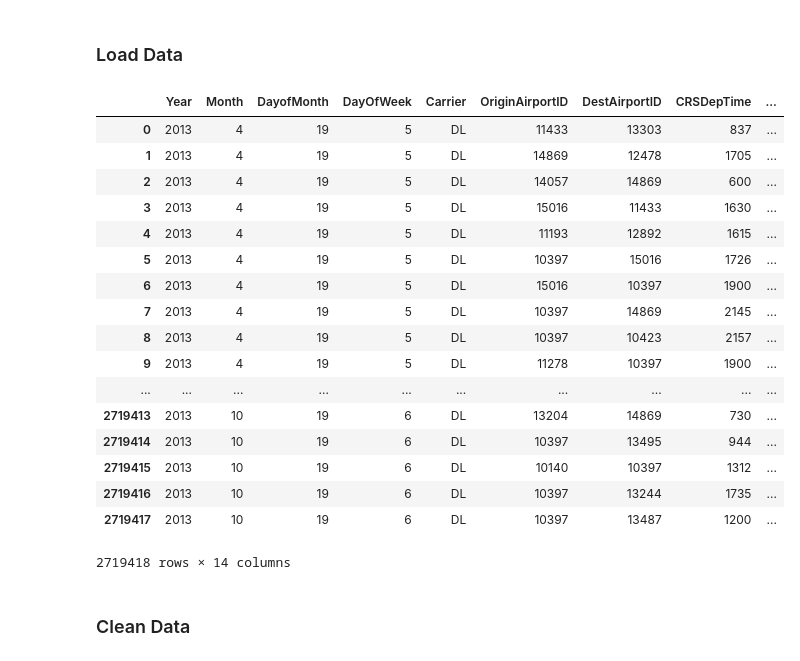
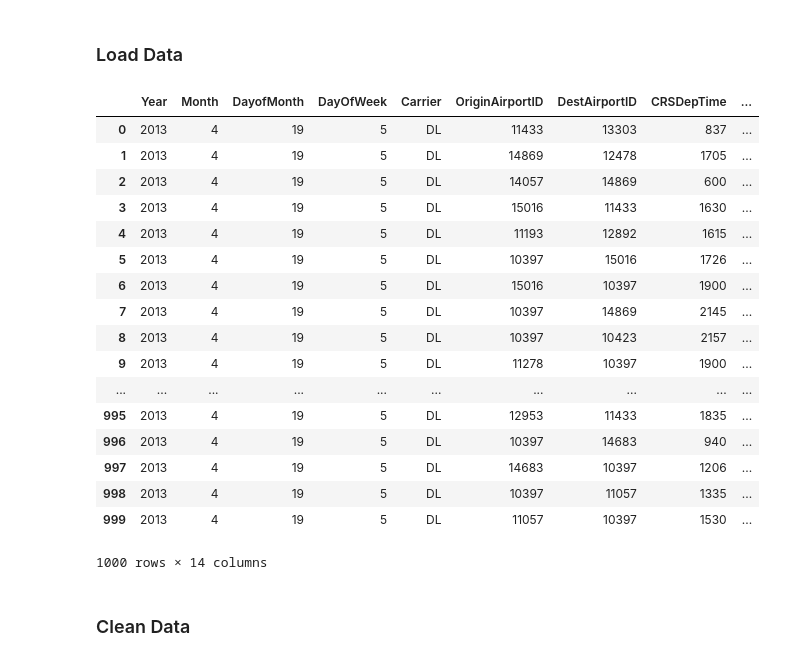
Before and after one commit to npalacio/IntroToAI, a Jupyter notebook: Homework/Project/Work/Flight Prediction.ipynb, the cells around one changed output. Saved outputs shown, nothing was run; the diff lists cells and outputs as text; code cells hidden in the pictures.

```diff
--- a/Homework/Project/Work/Flight Prediction.ipynb
+++ b/Homework/Project/Work/Flight Prediction.ipynb
@@ -18,30 +25,29 @@ dayCol = 'DayOfWeek'
 # %% [markdown]
 ### Load Data
-# %%
-import pandas as pd
-# TODO: Undo this
-# data = pd.read_csv(flightDataFile, nrows=10000)
-data = pd.read_csv(flightDataFile)
-data
-# %% [output]
-|  | Year | Month | DayofMonth | DayOfWeek | Carrier | OriginAirportID | DestAirportID | CRSDepTime | ... |
-| 0 | 2013 | 4 | 19 | 5 | DL | 11433 | 13303 | 837 | ... |
-| 1 | 2013 | 4 | 19 | 5 | DL | 14869 | 12478 | 1705 | ... |
-| 2 | 2013 | 4 | 19 | 5 | DL | 14057 | 14869 | 600 | ... |
-| 3 | 2013 | 4 | 19 | 5 | DL | 15016 | 11433 | 1630 | ... |
-| 4 | 2013 | 4 | 19 | 5 | DL | 11193 | 12892 | 1615 | ... |
-| 5 | 2013 | 4 | 19 | 5 | DL | 10397 | 15016 | 1726 | ... |
-| 6 | 2013 | 4 | 19 | 5 | DL | 15016 | 10397 | 1900 | ... |
-| 7 | 2013 | 4 | 19 | 5 | DL | 10397 | 14869 | 2145 | ... |
-| 8 | 2013 | 4 | 19 | 5 | DL | 10397 | 10423 | 2157 | ... |
-| 9 | 2013 | 4 | 19 | 5 | DL | 11278 | 10397 | 1900 | ... |
-| ... | ... | ... | ... | ... | ... | ... | ... | ... | ... |
-| 2719413 | 2013 | 10 | 19 | 6 | DL | 13204 | 14869 | 730 | ... |
-| 2719414 | 2013 | 10 | 19 | 6 | DL | 10397 | 13495 | 944 | ... |
-| 2719415 | 2013 | 10 | 19 | 6 | DL | 10140 | 10397 | 1312 | ... |
-| 2719416 | 2013 | 10 | 19 | 6 | DL | 10397 | 13244 | 1735 | ... |
-| 2719417 | 2013 | 10 | 19 | 6 | DL | 10397 | 13487 | 1200 | ... |
-2719418 rows × 14 columns
+# %%
+# TODO: Undo this
+flightData = pd.read_csv(flightDataFile, nrows=1000)
+# data = pd.read_csv(flightDataFile)
+flightData
+# %% [output]
+|  | Year | Month | DayofMonth | DayOfWeek | Carrier | OriginAirportID | DestAirportID | CRSDepTime | ... |
+| 0 | 2013 | 4 | 19 | 5 | DL | 11433 | 13303 | 837 | ... |
+| 1 | 2013 | 4 | 19 | 5 | DL | 14869 | 12478 | 1705 | ... |
+| 2 | 2013 | 4 | 19 | 5 | DL | 14057 | 14869 | 600 | ... |
+| 3 | 2013 | 4 | 19 | 5 | DL | 15016 | 11433 | 1630 | ... |
+| 4 | 2013 | 4 | 19 | 5 | DL | 11193 | 12892 | 1615 | ... |
+| 5 | 2013 | 4 | 19 | 5 | DL | 10397 | 15016 | 1726 | ... |
+| 6 | 2013 | 4 | 19 | 5 | DL | 15016 | 10397 | 1900 | ... |
+| 7 | 2013 | 4 | 19 | 5 | DL | 10397 | 14869 | 2145 | ... |
+| 8 | 2013 | 4 | 19 | 5 | DL | 10397 | 10423 | 2157 | ... |
+| 9 | 2013 | 4 | 19 | 5 | DL | 11278 | 10397 | 1900 | ... |
+| ... | ... | ... | ... | ... | ... | ... | ... | ... | ... |
+| 995 | 2013 | 4 | 19 | 5 | DL | 12953 | 11433 | 1835 | ... |
+| 996 | 2013 | 4 | 19 | 5 | DL | 10397 | 14683 | 940 | ... |
+| 997 | 2013 | 4 | 19 | 5 | DL | 14683 | 10397 | 1206 | ... |
+| 998 | 2013 | 4 | 19 | 5 | DL | 10397 | 11057 | 1335 | ... |
+| 999 | 2013 | 4 | 19 | 5 | DL | 11057 | 10397 | 1530 | ... |
+1000 rows × 14 columns
 # %% [markdown]
 ### Clean Data
 # %% [markdown]
```
Also changed, not shown: parts of 29 cells of this notebook, 1 other file.
